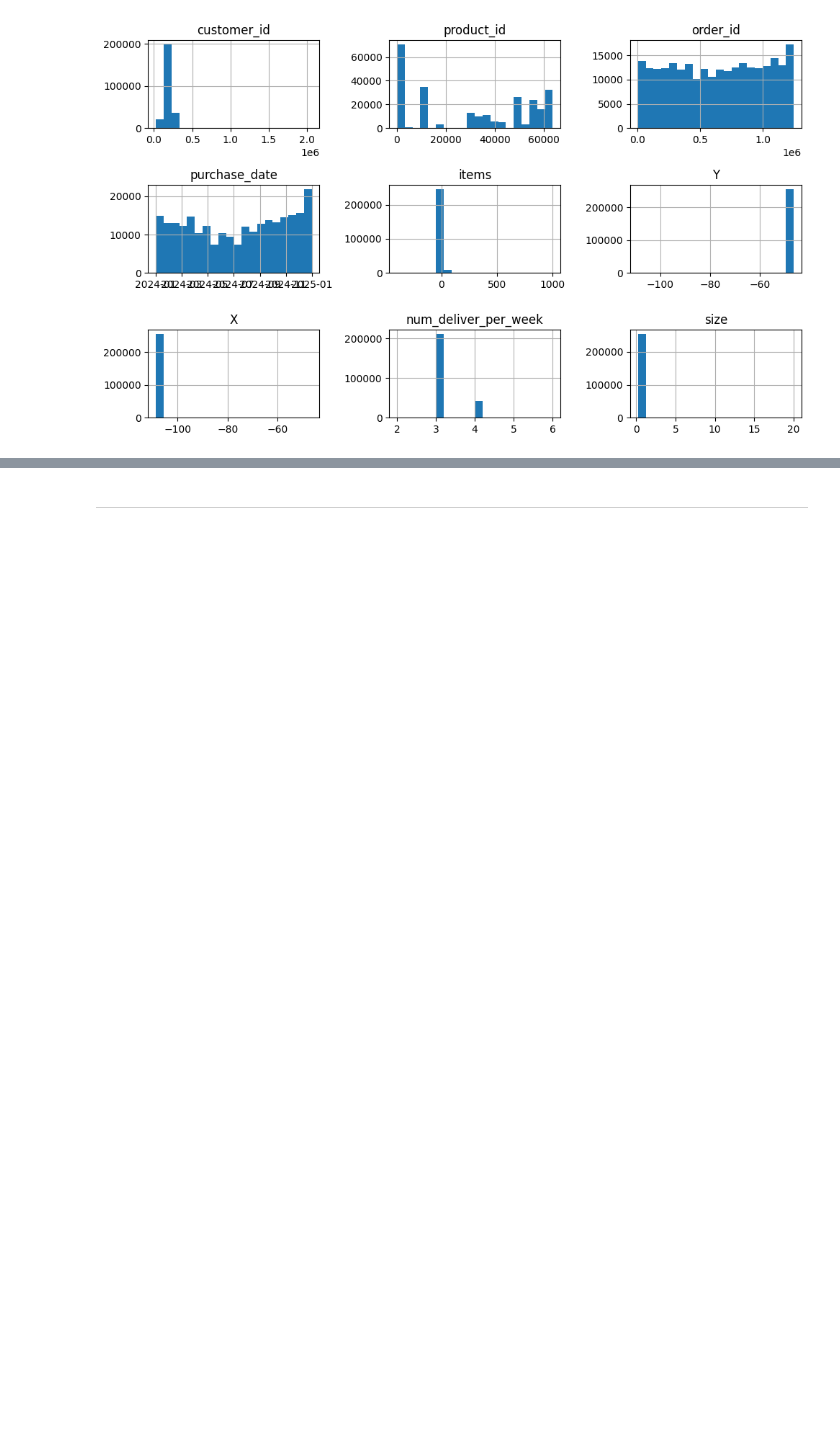
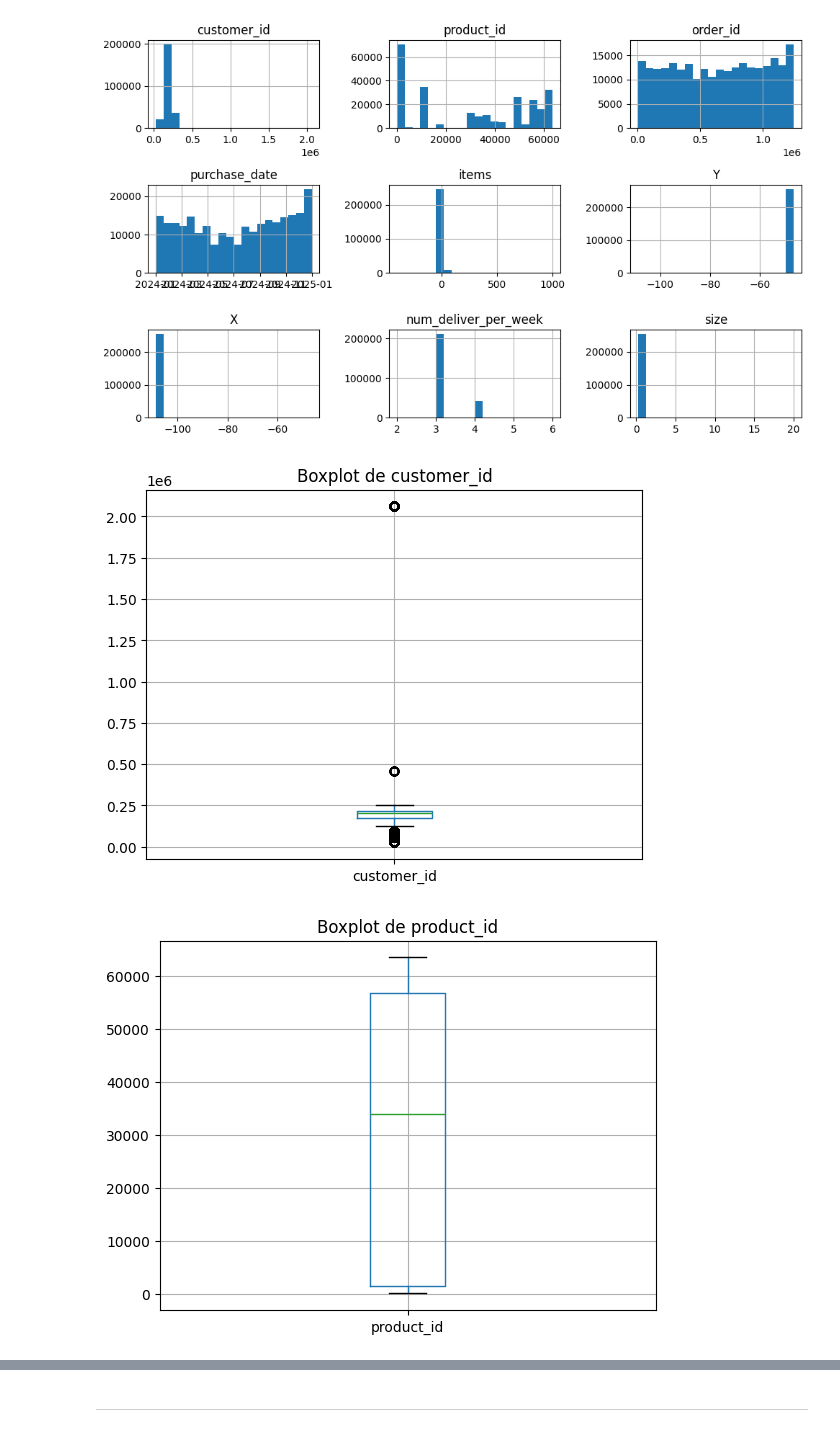
Before and after one commit to cristianjaram/MDS7202-labs, a Jupyter notebook: proyecto_lab/enunciado_entrega1.ipynb, the cells around one changed output, grey strips where cells are left out. Cells and saved outputs as stored; diff of their text form; code cells hidden in the pictures; blank space fills up the shorter version.

Commit message:
boxplots

```diff
--- a/proyecto_lab/enunciado_entrega1.ipynb
+++ b/proyecto_lab/enunciado_entrega1.ipynb
@@ -441,3 +441,13 @@ plt.tight_layout()
 plt.show()
 # %% [output]
 [figure]
+# %%
+# Boxplots directamente con pandas
+for col in data.select_dtypes(include=[np.number]).columns:
+    plt.figure()
+    data.boxplot(column=col)
+    plt.title(f'Boxplot de {col}')
+    plt.show()
+# %% [output]
+[figure, added]
+[figure, added]
```
Also changed, not shown: parts of 5 cells of this notebook.
